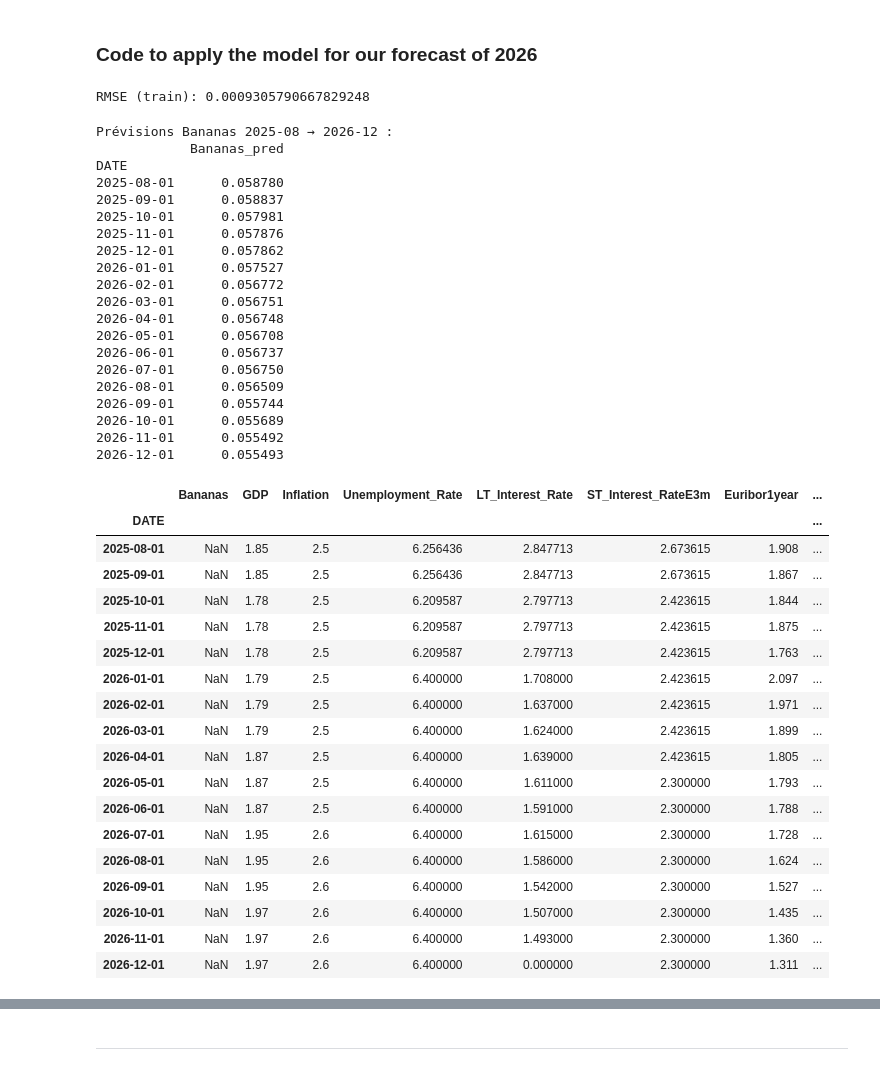
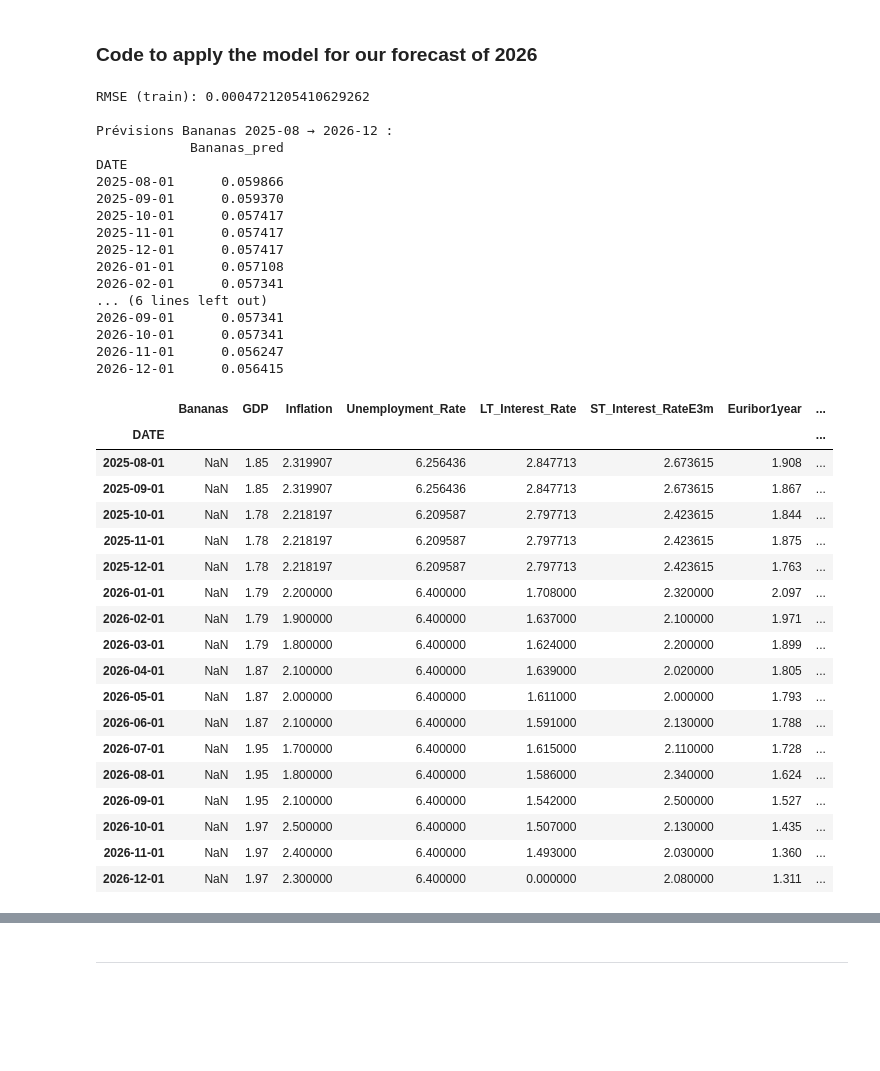
Before and after one commit to Ke0li/Cofidis, a Jupyter notebook: model_xgb_épuré_version_CG.ipynb, the cells around one changed output, grey strips where cells are left out. Drawn from its saved outputs; the diff is of its cells as text; code cells hidden in the pictures; blank space fills up the shorter version.

```diff
--- a/model_xgb_épuré_version_CG.ipynb
+++ b/model_xgb_épuré_version_CG.ipynb
@@ -362,7 +369,7 @@ RMSE moyen sur tous les folds: 0.00366
 # %% [markdown]
 ### Code to apply the model for our forecast of 2026
 # %%
-#meilleurs resultats en xgboost et réalisation
+#meilleurs resultats en xgboost et réalisation -> version itérative mais sans k-fold
 import numpy as np
 import pandas as pd
 from sklearn.ensemble import RandomForestRegressor
@@ -397,7 +404,7 @@ X_train = df_train_lag.drop(columns=["Bananas"])
 y_train = df_train_lag["Bananas"]
 
 # Entraînement du modèle
-model = RandomForestRegressor(random_state=0, n_estimators=500)
+model = XGBRegressor(random_state=42, n_estimators=100, learning_rate=0.1, max_depth=3)
 model.fit(X_train, y_train)
 
 # Erreur sur l’historique
@@ -406,69 +413,65 @@ rmse_train = np.sqrt(mean_squared_error(y_train, y_train_pred))
 print("RMSE (train):", rmse_train)
 
 # 4. Prédictions itératives sur le futur
 df_future_preds = df_full_lag.loc[df_forecast.index].copy()
 features = X_train.columns  # mêmes features qu’au training
 y_pred_future = []
 
 for date in df_future_preds.index:
     # Features du mois t
     X_t = df_future_preds.loc[date, features].values.reshape(1, -1)
     # Prédiction Bananas_t
     y_t = model.predict(X_t)[0]
     df_future_preds.loc[date, "Bananas_pred"] = y_t
     y_pred_future.append(y_t)
 
     # Mise à jour des lags pour le mois suivant
     next_idx = df_future_preds.index.get_loc(date) + 1
     if next_idx < len(df_future_preds):
         next_date = df_future_preds.index[next_idx]
         df_future_preds.loc[next_date, "Bananas_lag1"] = y_t
         df_future_preds.loc[next_date, "Bananas_lag2"] = df_future_preds.loc[date, "Bananas_lag1"]
         df_future_preds.loc[next_date, "Bananas_lag3"] = df_future_preds.loc[date, "Bananas_lag2"]
 
 # Résultat final
 print("\nPrévisions Bananas 2025-08 → 2026-12 :")
 print(df_future_preds[["Bananas_pred"]])
 df_future_preds
 # %% [output]
-RMSE (train): 0.0009305790667829248
+RMSE (train): 0.0004721205410629262
+
+Prévisions Bananas 2025-08 → 2026-12 :
+            Bananas_pred
+DATE
+2025-08-01      0.059866
+2025-09-01      0.059370
+2025-10-01      0.057417
+2025-11-01      0.057417
+2025-12-01      0.057417
+2026-01-01      0.057108
+2026-02-01      0.057341
+... (6 lines left out)
+2026-09-01      0.057341
+2026-10-01      0.057341
+2026-11-01      0.056247
+2026-12-01      0.056415
-Prévisions Bananas 2025-08 → 2026-12 :
-            Bananas_pred
-DATE
-2025-08-01      0.058780
-2025-09-01      0.058837
-2025-10-01      0.057981
-2025-11-01      0.057876
-2025-12-01      0.057862
-2026-01-01      0.057527
-2026-02-01      0.056772
-2026-03-01      0.056751
-2026-04-01      0.056748
-2026-05-01      0.056708
-2026-06-01      0.056737
-2026-07-01      0.056750
-2026-08-01      0.056509
-2026-09-01      0.055744
-2026-10-01      0.055689
-2026-11-01      0.055492
-2026-12-01      0.055493
 |  | Bananas | GDP | Inflation | Unemployment_Rate | LT_Interest_Rate | ST_Interest_RateE3m | Euribor1year | ... |
 | DATE |  |  |  |  |  |  |  | ... |
-| 2025-08-01 | NaN | 1.85 | 2.5 | 6.256436 | 2.847713 | 2.673615 | 1.908 | ... |
-| 2025-09-01 | NaN | 1.85 | 2.5 | 6.256436 | 2.847713 | 2.673615 | 1.867 | ... |
-| 2025-10-01 | NaN | 1.78 | 2.5 | 6.209587 | 2.797713 | 2.423615 | 1.844 | ... |
-| 2025-11-01 | NaN | 1.78 | 2.5 | 6.209587 | 2.797713 | 2.423615 | 1.875 | ... |
-| 2025-12-01 | NaN | 1.78 | 2.5 | 6.209587 | 2.797713 | 2.423615 | 1.763 | ... |
-| 2026-01-01 | NaN | 1.79 | 2.5 | 6.400000 | 1.708000 | 2.423615 | 2.097 | ... |
-| 2026-02-01 | NaN | 1.79 | 2.5 | 6.400000 | 1.637000 | 2.423615 | 1.971 | ... |
-| 2026-03-01 | NaN | 1.79 | 2.5 | 6.400000 | 1.624000 | 2.423615 | 1.899 | ... |
-| 2026-04-01 | NaN | 1.87 | 2.5 | 6.400000 | 1.639000 | 2.423615 | 1.805 | ... |
-| 2026-05-01 | NaN | 1.87 | 2.5 | 6.400000 | 1.611000 | 2.300000 | 1.793 | ... |
-| 2026-06-01 | NaN | 1.87 | 2.5 | 6.400000 | 1.591000 | 2.300000 | 1.788 | ... |
-| 2026-07-01 | NaN | 1.95 | 2.6 | 6.400000 | 1.615000 | 2.300000 | 1.728 | ... |
-| 2026-08-01 | NaN | 1.95 | 2.6 | 6.400000 | 1.586000 | 2.300000 | 1.624 | ... |
-| 2026-09-01 | NaN | 1.95 | 2.6 | 6.400000 | 1.542000 | 2.300000 | 1.527 | ... |
-| 2026-10-01 | NaN | 1.97 | 2.6 | 6.400000 | 1.507000 | 2.300000 | 1.435 | ... |
-| 2026-11-01 | NaN | 1.97 | 2.6 | 6.400000 | 1.493000 | 2.300000 | 1.360 | ... |
-| 2026-12-01 | NaN | 1.97 | 2.6 | 6.400000 | 0.000000 | 2.300000 | 1.311 | ... |
+| 2025-08-01 | NaN | 1.85 | 2.319907 | 6.256436 | 2.847713 | 2.673615 | 1.908 | ... |
+| 2025-09-01 | NaN | 1.85 | 2.319907 | 6.256436 | 2.847713 | 2.673615 | 1.867 | ... |
+| 2025-10-01 | NaN | 1.78 | 2.218197 | 6.209587 | 2.797713 | 2.423615 | 1.844 | ... |
+| 2025-11-01 | NaN | 1.78 | 2.218197 | 6.209587 | 2.797713 | 2.423615 | 1.875 | ... |
+| 2025-12-01 | NaN | 1.78 | 2.218197 | 6.209587 | 2.797713 | 2.423615 | 1.763 | ... |
+| 2026-01-01 | NaN | 1.79 | 2.200000 | 6.400000 | 1.708000 | 2.320000 | 2.097 | ... |
+| 2026-02-01 | NaN | 1.79 | 1.900000 | 6.400000 | 1.637000 | 2.100000 | 1.971 | ... |
+| 2026-03-01 | NaN | 1.79 | 1.800000 | 6.400000 | 1.624000 | 2.200000 | 1.899 | ... |
+| 2026-04-01 | NaN | 1.87 | 2.100000 | 6.400000 | 1.639000 | 2.020000 | 1.805 | ... |
+| 2026-05-01 | NaN | 1.87 | 2.000000 | 6.400000 | 1.611000 | 2.000000 | 1.793 | ... |
+| 2026-06-01 | NaN | 1.87 | 2.100000 | 6.400000 | 1.591000 | 2.130000 | 1.788 | ... |
+| 2026-07-01 | NaN | 1.95 | 1.700000 | 6.400000 | 1.615000 | 2.110000 | 1.728 | ... |
+| 2026-08-01 | NaN | 1.95 | 1.800000 | 6.400000 | 1.586000 | 2.340000 | 1.624 | ... |
+| 2026-09-01 | NaN | 1.95 | 2.100000 | 6.400000 | 1.542000 | 2.500000 | 1.527 | ... |
+| 2026-10-01 | NaN | 1.97 | 2.500000 | 6.400000 | 1.507000 | 2.130000 | 1.435 | ... |
+| 2026-11-01 | NaN | 1.97 | 2.400000 | 6.400000 | 1.493000 | 2.030000 | 1.360 | ... |
+| 2026-12-01 | NaN | 1.97 | 2.300000 | 6.400000 | 0.000000 | 2.080000 | 1.311 | ... |
 # %%
```
Also changed, not shown: parts of 12 cells of this notebook.
